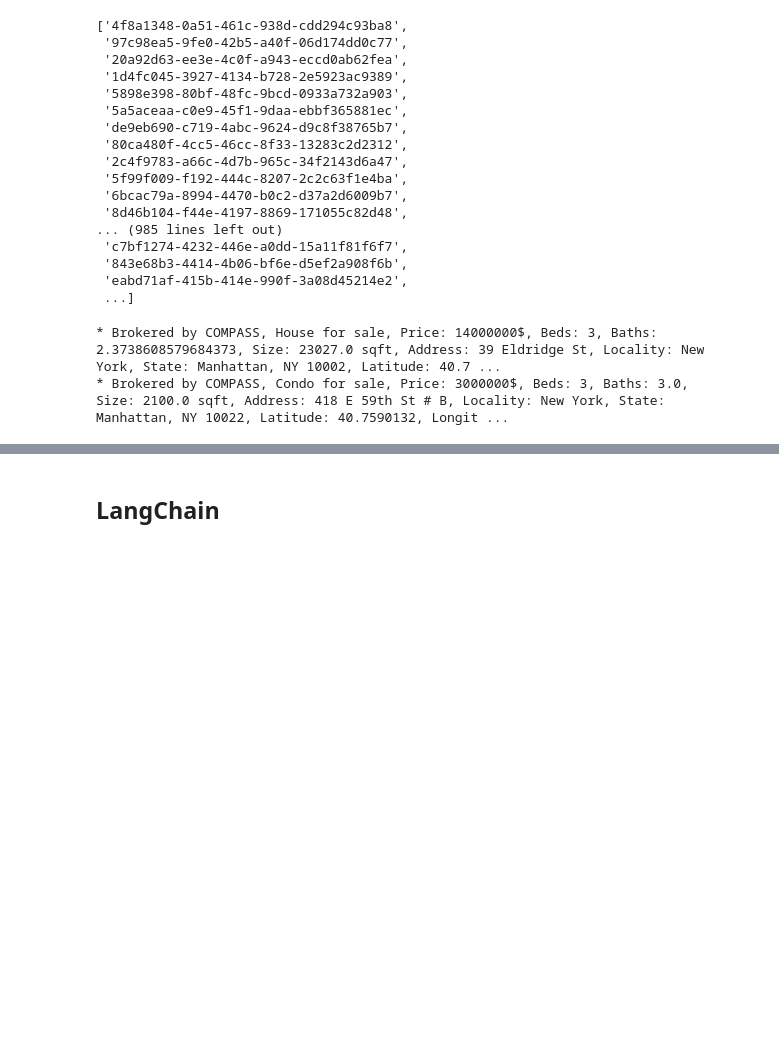
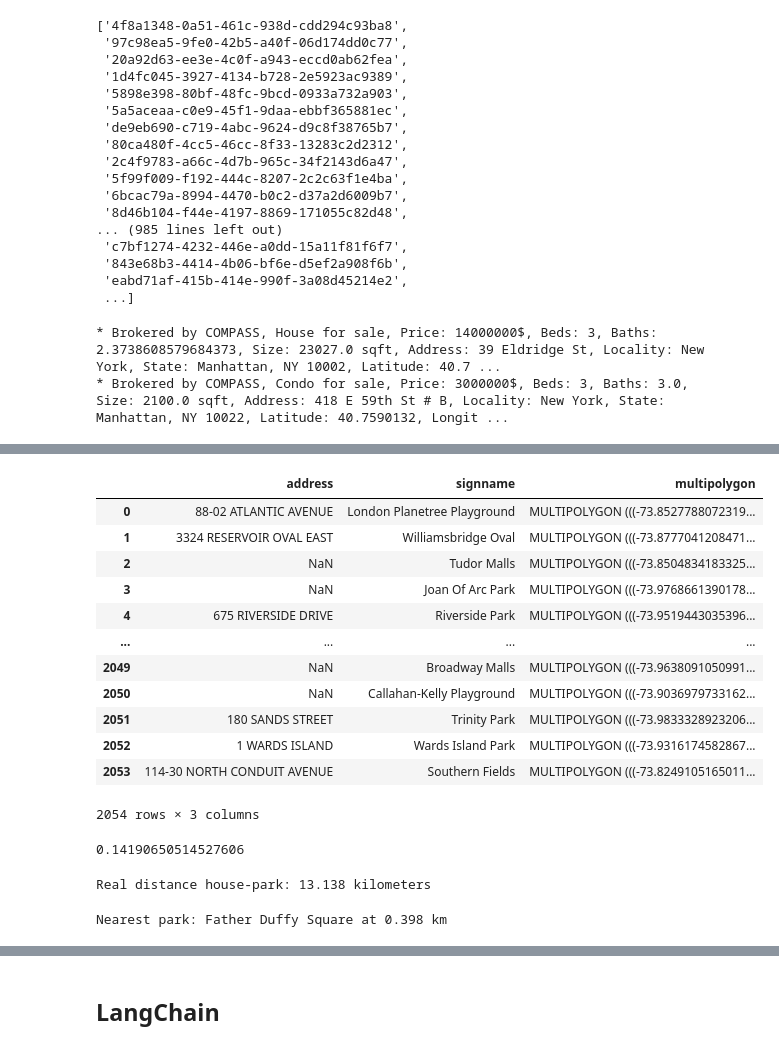
Before and after one commit to Gianlu01k/RealEstatePro, a Jupyter notebook: main.ipynb, the cells around one changed output, grey strips where cells are left out. Cells and saved outputs as stored; diff of their text form; code cells hidden in the pictures; blank space fills up the shorter version.

```diff
--- a/main.ipynb
+++ b/main.ipynb
@@ -173,0 +199,19 @@ vector_store.save_local("faiss_index_dir")
+# %%
+#select only relevant columns
+df_park = df_park[['address',  'signname',  'multipolygon']]
+# %%
+df_park
+# %% [output]
+|  | address | signname | multipolygon |
+| 0 | 88-02 ATLANTIC AVENUE | London Planetree Playground | MULTIPOLYGON (((-73.8527788072319... |
+| 1 | 3324 RESERVOIR OVAL EAST | Williamsbridge Oval | MULTIPOLYGON (((-73.8777041208471... |
+| 2 | NaN | Tudor Malls | MULTIPOLYGON (((-73.8504834183325... |
+| 3 | NaN | Joan Of Arc Park | MULTIPOLYGON (((-73.9768661390178... |
+| 4 | 675 RIVERSIDE DRIVE | Riverside Park | MULTIPOLYGON (((-73.9519443035396... |
+| ... | ... | ... | ... |
+| 2049 | NaN | Broadway Malls | MULTIPOLYGON (((-73.9638091050991... |
+| 2050 | NaN | Callahan-Kelly Playground | MULTIPOLYGON (((-73.9036979733162... |
+| 2051 | 180 SANDS STREET | Trinity Park | MULTIPOLYGON (((-73.9833328923206... |
+| 2052 | 1 WARDS ISLAND | Wards Island Park | MULTIPOLYGON (((-73.9316174582867... |
+| 2053 | 114-30 NORTH CONDUIT AVENUE | Southern Fields | MULTIPOLYGON (((-73.8249105165011... |
+2054 rows × 3 columns
@@ -173,0 +229,53 @@ vector_store.save_local("faiss_index_dir")
+# %%
+distance = park_polygon.distance(house_point)
+distance
+# %% [output]
+0.14190650514527606
+# %%
+# Define CRS WGS84 (lat/lon)
+crs_wgs = CRS("EPSG:4326")
+# CRS projected UTM zone 18N (suitable for NY)
+crs_utm = CRS("EPSG:32618")
+
+# Transformation from WGS84 to UTM
+transformer_to_utm = Transformer.from_crs(crs_wgs, crs_utm, always_xy=True)
+
+def transform_geom(geom):
+    gdf = gpd.GeoDataFrame(geometry=[geom], crs=crs_wgs)
+    gdf_utm = gdf.to_crs(crs_utm)
+    return gdf_utm.geometry.iloc[0]
+
+park_utm = transform_geom(park_polygon)
+
+house_x, house_y = transformer_to_utm.transform(house_point.x, house_point.y)
+house_utm = Point(house_x, house_y)
+
+# Calculate distance in kms
+distance_km = park_utm.distance(house_utm) / 1000
+print(f"Real distance house-park: {distance_km:.3f} kilometers")
+# %% [output]
+Real distance house-park: 13.138 kilometers
+# %%
+#given an house find the nearest park and its distance
+def find_nearest_park(house_lat, house_lon, df_parks):
+    house_point = Point(house_lon, house_lat)
+    house_x, house_y = transformer_to_utm.transform(house_point.x, house_point.y)
+    house_utm = Point(house_x, house_y)
+
+    min_distance = float('inf')
+    nearest_park = None
+
+    for idx, row in df_parks.iterrows():
+        park_polygon = wkt.loads(row['multipolygon'])
+        park_utm = transform_geom(park_polygon)
+        distance_km = park_utm.distance(house_utm) / 1000  # Convert to kilometers
+
+        if distance_km < min_distance:
+            min_distance = distance_km
+            nearest_park = row
+
+    return nearest_park, min_distance
+nearest_park, distance_to_park = find_nearest_park(df.iloc[0]['latitude'], df.iloc[1]['longitude'], df_park)
+print(f"Nearest park: {nearest_park['signname']} at {distance_to_park:.3f} km")
+# %% [output]
+Nearest park: Father Duffy Square at 0.398 km
```
Also changed, not shown: parts of 13 cells of this notebook, 1 other file.
